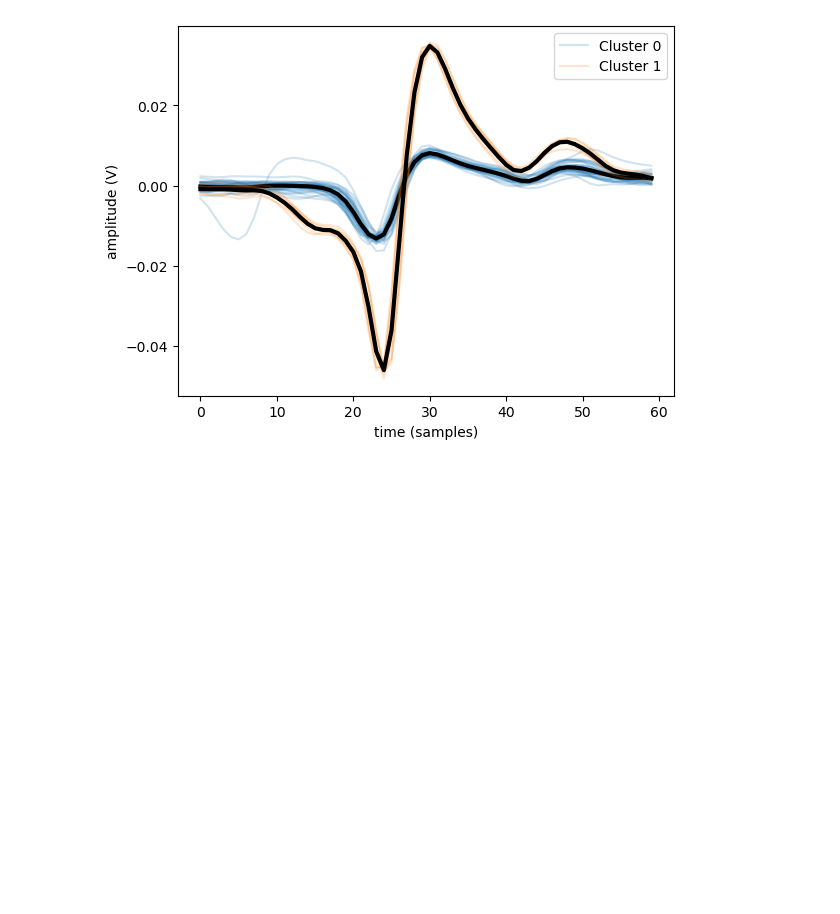
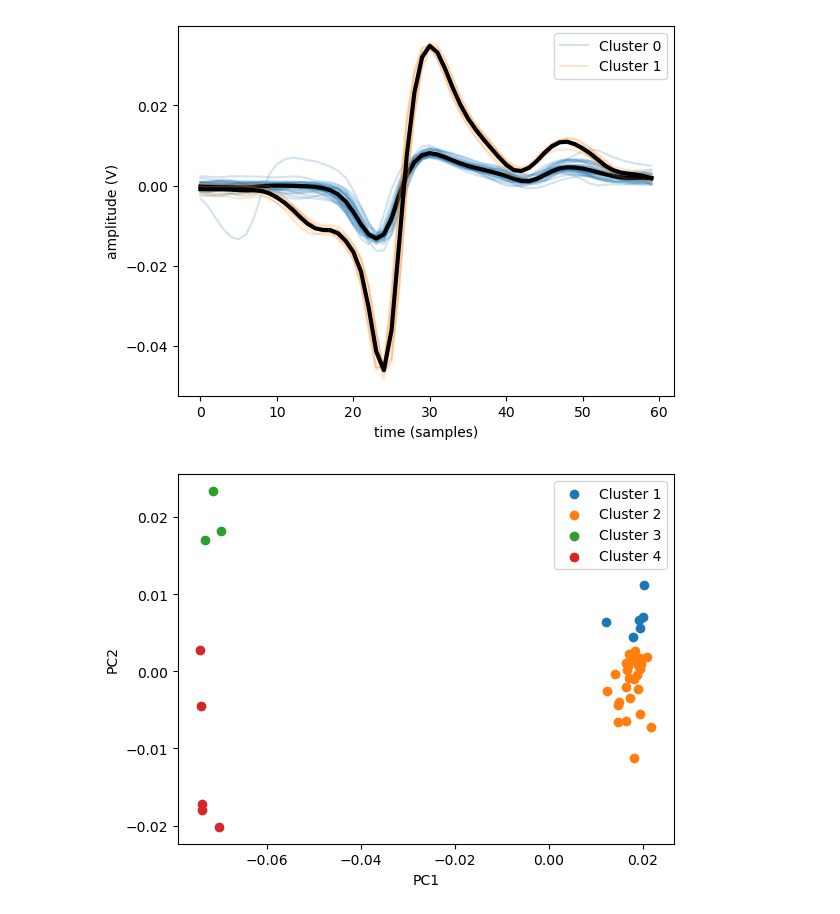
Before and after one commit to jeremyschroeter/neusci440, a Jupyter notebook: workspace.ipynb, the cells around one changed output. Drawn from its saved outputs; the diff is of its cells as text; code cells hidden in the pictures; blank space fills up the shorter version.

```diff
--- a/workspace.ipynb
+++ b/workspace.ipynb
@@ -20,0 +23,4 @@ sorted_spikes.plot_clusters()
+# %%
+sorted_spikes.plot_pca()
+# %% [output]
+[figure, added]
```
Also changed, not shown: parts of 1 cell of this notebook, 2 other files.
